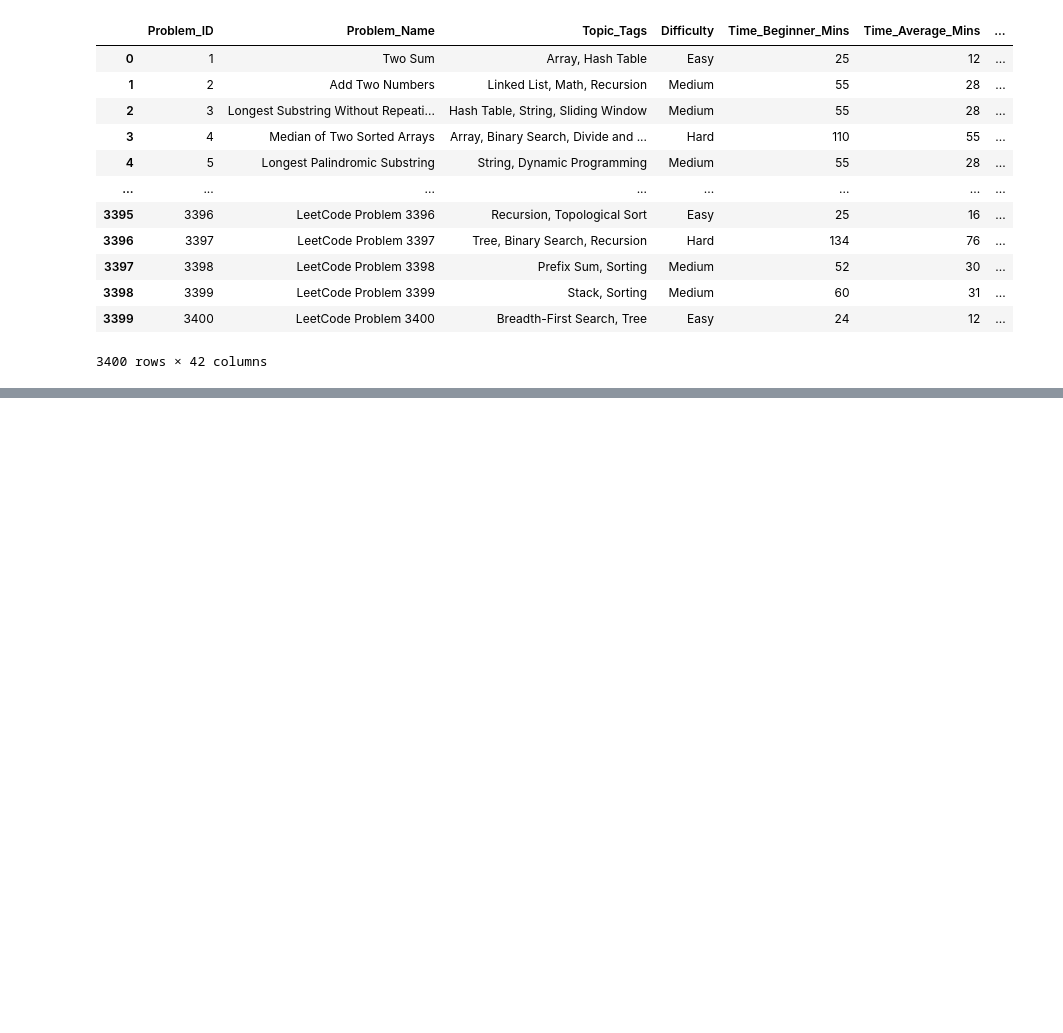
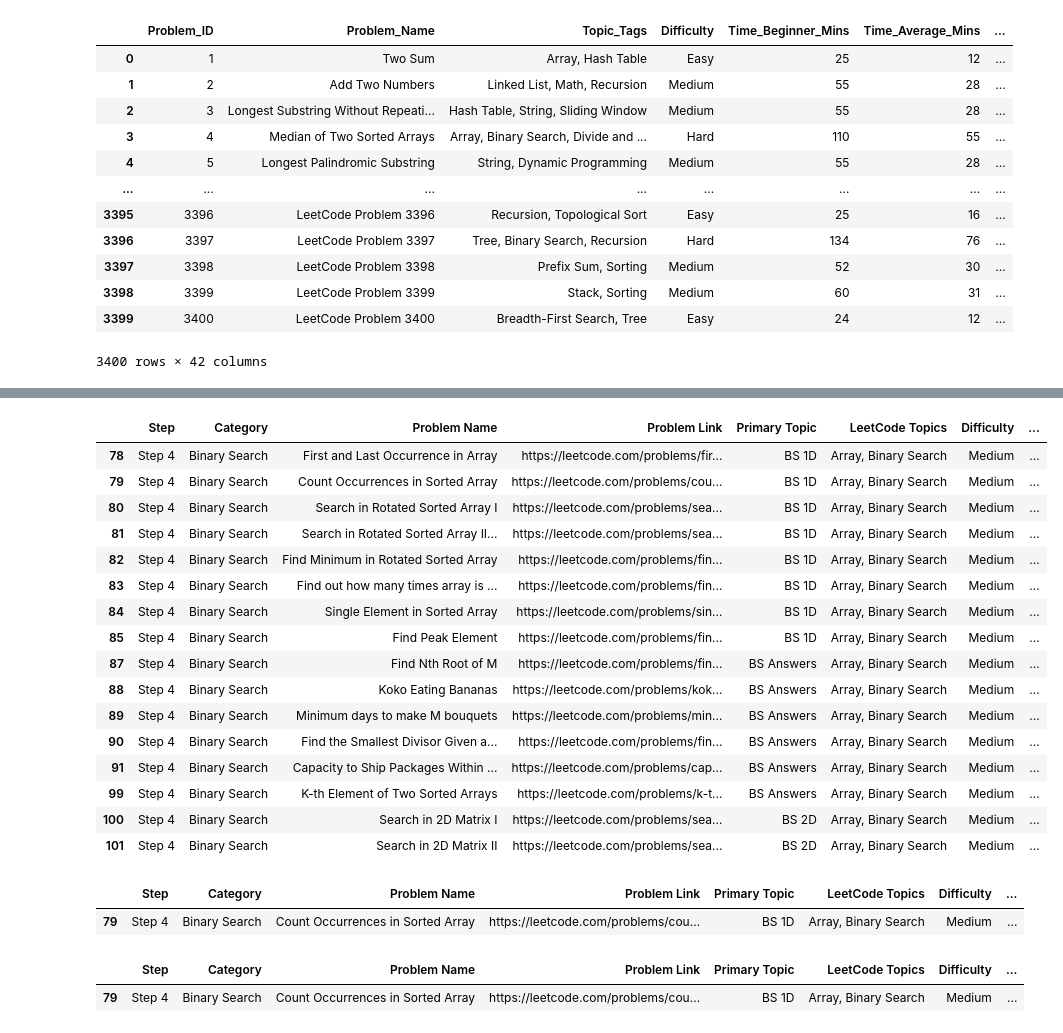
Before and after one commit to DebashishTiwary/MLBasics, a Jupyter notebook: tcanalise/app.ipynb, the cells around one changed output, grey strips where cells are left out. Cells and saved outputs as stored; diff of their text form; code cells hidden in the pictures; blank space fills up the shorter version.

```diff
--- a/tcanalise/app.ipynb
+++ b/tcanalise/app.ipynb
@@ -58,0 +99,2 @@ df_topic_diff
+# %%
+df_data=pd.read_csv("striverSheet.csv")
@@ -58,0 +117,22 @@ df_topic_diff
+# %%
+df_data_filter=df_data[(df_data['Category']=="Binary Search") & (df_data['Difficulty']=="Medium")]
+# %%
+df_data_filter
+# %% [output]
+|  | Step | Category | Problem Name | Problem Link | Primary Topic | LeetCode Topics | Difficulty | ... |
+| 78 | Step 4 | Binary Search | First and Last Occurrence in Array | https://leetcode.com/problems/fir... | BS 1D | Array, Binary Search | Medium | ... |
+| 79 | Step 4 | Binary Search | Count Occurrences in Sorted Array | https://leetcode.com/problems/cou... | BS 1D | Array, Binary Search | Medium | ... |
+| 80 | Step 4 | Binary Search | Search in Rotated Sorted Array I | https://leetcode.com/problems/sea... | BS 1D | Array, Binary Search | Medium | ... |
+| 81 | Step 4 | Binary Search | Search in Rotated Sorted Array II... | https://leetcode.com/problems/sea... | BS 1D | Array, Binary Search | Medium | ... |
+| 82 | Step 4 | Binary Search | Find Minimum in Rotated Sorted Array | https://leetcode.com/problems/fin... | BS 1D | Array, Binary Search | Medium | ... |
+| 83 | Step 4 | Binary Search | Find out how many times array is ... | https://leetcode.com/problems/fin... | BS 1D | Array, Binary Search | Medium | ... |
+| 84 | Step 4 | Binary Search | Single Element in Sorted Array | https://leetcode.com/problems/sin... | BS 1D | Array, Binary Search | Medium | ... |
+| 85 | Step 4 | Binary Search | Find Peak Element | https://leetcode.com/problems/fin... | BS 1D | Array, Binary Search | Medium | ... |
+| 87 | Step 4 | Binary Search | Find Nth Root of M | https://leetcode.com/problems/fin... | BS Answers | Array, Binary Search | Medium | ... |
+| 88 | Step 4 | Binary Search | Koko Eating Bananas | https://leetcode.com/problems/kok... | BS Answers | Array, Binary Search | Medium | ... |
+| 89 | Step 4 | Binary Search | Minimum days to make M bouquets | https://leetcode.com/problems/min... | BS Answers | Array, Binary Search | Medium | ... |
+| 90 | Step 4 | Binary Search | Find the Smallest Divisor Given a... | https://leetcode.com/problems/fin... | BS Answers | Array, Binary Search | Medium | ... |
+| 91 | Step 4 | Binary Search | Capacity to Ship Packages Within ... | https://leetcode.com/problems/cap... | BS Answers | Array, Binary Search | Medium | ... |
+| 99 | Step 4 | Binary Search | K-th Element of Two Sorted Arrays | https://leetcode.com/problems/k-t... | BS Answers | Array, Binary Search | Medium | ... |
+| 100 | Step 4 | Binary Search | Search in 2D Matrix I | https://leetcode.com/problems/sea... | BS 2D | Array, Binary Search | Medium | ... |
+| 101 | Step 4 | Binary Search | Search in 2D Matrix II | https://leetcode.com/problems/sea... | BS 2D | Array, Binary Search | Medium | ... |
@@ -58,0 +141,5 @@ df_topic_diff
+# %%
+random_row
+# %% [output]
+|  | Step | Category | Problem Name | Problem Link | Primary Topic | LeetCode Topics | Difficulty | ... |
+| 79 | Step 4 | Binary Search | Count Occurrences in Sorted Array | https://leetcode.com/problems/cou... | BS 1D | Array, Binary Search | Medium | ... |
@@ -58,0 +154,5 @@ df_topic_diff
+# %%
+random_row
+# %% [output]
+|  | Step | Category | Problem Name | Problem Link | Primary Topic | LeetCode Topics | Difficulty | ... |
+| 79 | Step 4 | Binary Search | Count Occurrences in Sorted Array | https://leetcode.com/problems/cou... | BS 1D | Array, Binary Search | Medium | ... |
```
Also changed, not shown: parts of 21 cells of this notebook, 1 other file.
